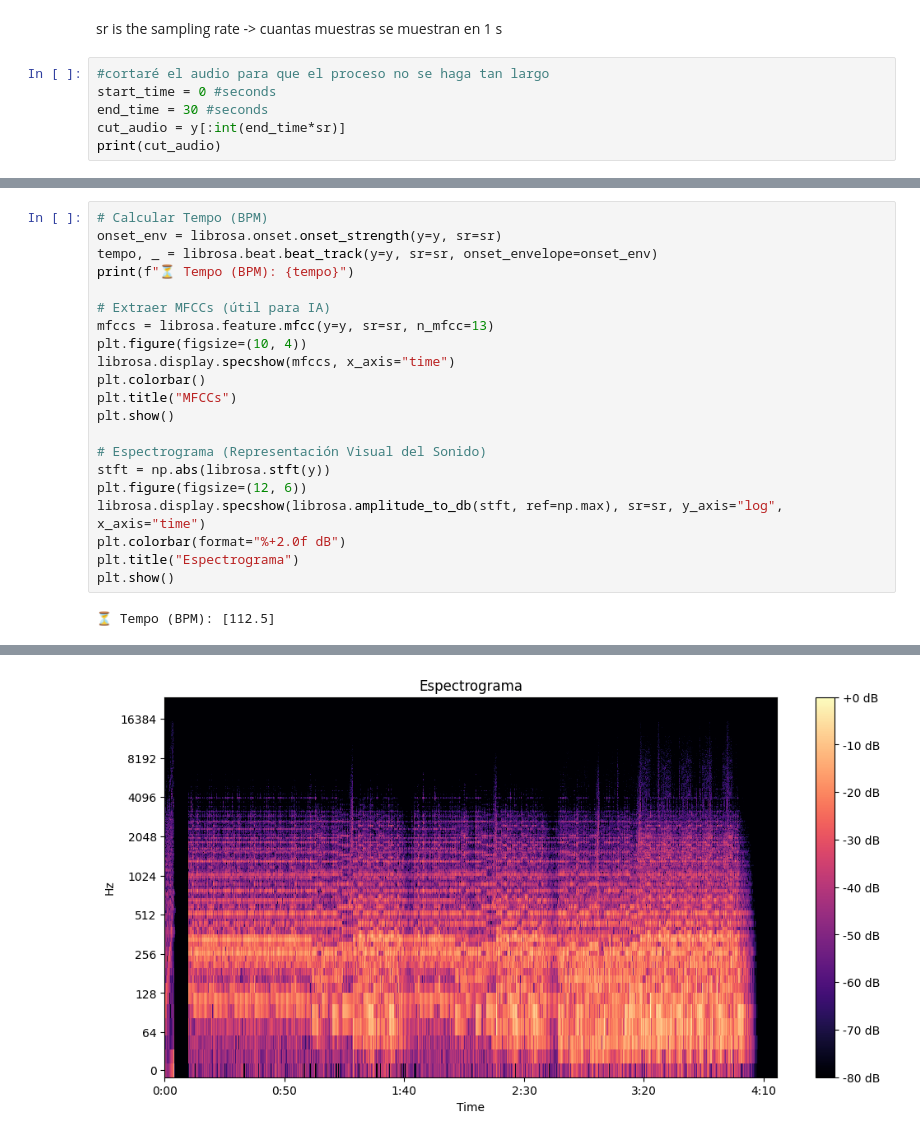
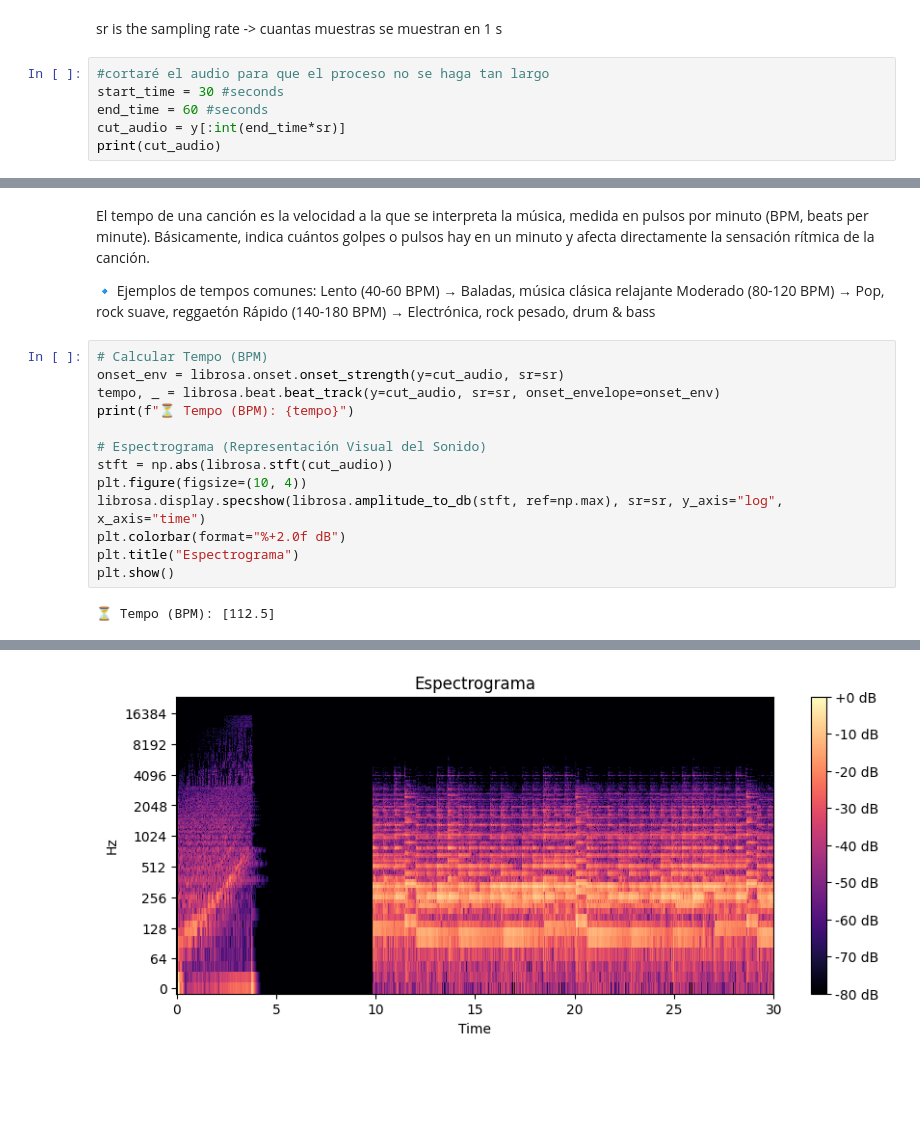
Before and after one commit to u172764/3d-musical-visualizer, a Jupyter notebook: feature-extraction.ipynb, the cells around one changed output, grey strips where cells are left out. Drawn from its saved outputs; the diff is of its cells as text; blank space fills up the shorter version.

```diff
--- a/feature-extraction.ipynb
+++ b/feature-extraction.ipynb
@@ -14,8 +15,8 @@ print(y, sr)
 sr is the sampling rate -> cuantas muestras se muestran en 1 s
 # %%
 #cortaré el audio para que el proceso no se haga tan largo
-start_time = 0 #seconds
-end_time = 30 #seconds
+start_time = 30 #seconds
+end_time = 60 #seconds
 cut_audio = y[:int(end_time*sr)]
 print(cut_audio)
 # %% [output]
@@ -74,20 +72,19 @@ plt.show()
+# %% [markdown]
+El tempo de una canción es la velocidad a la que se interpreta la música, medida en pulsos por minuto (BPM, beats per minute). Básicamente, indica cuántos golpes o pulsos hay en un minuto y afecta directamente la sensación rítmica de la canción.
+
+🔹 Ejemplos de tempos comunes:
+Lento (40-60 BPM) → Baladas, música clásica relajante
+Moderado (80-120 BPM) → Pop, rock suave, reggaetón
+Rápido (140-180 BPM) → Electrónica, rock pesado, drum & bass
 # %%
 # Calcular Tempo (BPM)
-onset_env = librosa.onset.onset_strength(y=y, sr=sr)
-tempo, _ = librosa.beat.beat_track(y=y, sr=sr, onset_envelope=onset_env)
+onset_env = librosa.onset.onset_strength(y=cut_audio, sr=sr)
+tempo, _ = librosa.beat.beat_track(y=cut_audio, sr=sr, onset_envelope=onset_env)
 print(f"⏳ Tempo (BPM): {tempo}")
 
-# Extraer MFCCs (útil para IA)
-mfccs = librosa.feature.mfcc(y=y, sr=sr, n_mfcc=13)
+# Espectrograma (Representación Visual del Sonido)
+stft = np.abs(librosa.stft(cut_audio))
 plt.figure(figsize=(10, 4))
-librosa.display.specshow(mfccs, x_axis="time")
-plt.colorbar()
-plt.title("MFCCs")
-plt.show()
-
-# Espectrograma (Representación Visual del Sonido)
-stft = np.abs(librosa.stft(y))
-plt.figure(figsize=(12, 6))
 librosa.display.specshow(librosa.amplitude_to_db(stft, ref=np.max), sr=sr, y_axis="log", x_axis="time")
 plt.colorbar(format="%+2.0f dB")
 plt.title("Espectrograma")
@@ -98 +95 @@ plt.show()
-[figure, old version]
+[figure, new version]
```
Also changed, not shown: parts of 20 cells of this notebook, 1 other file.
